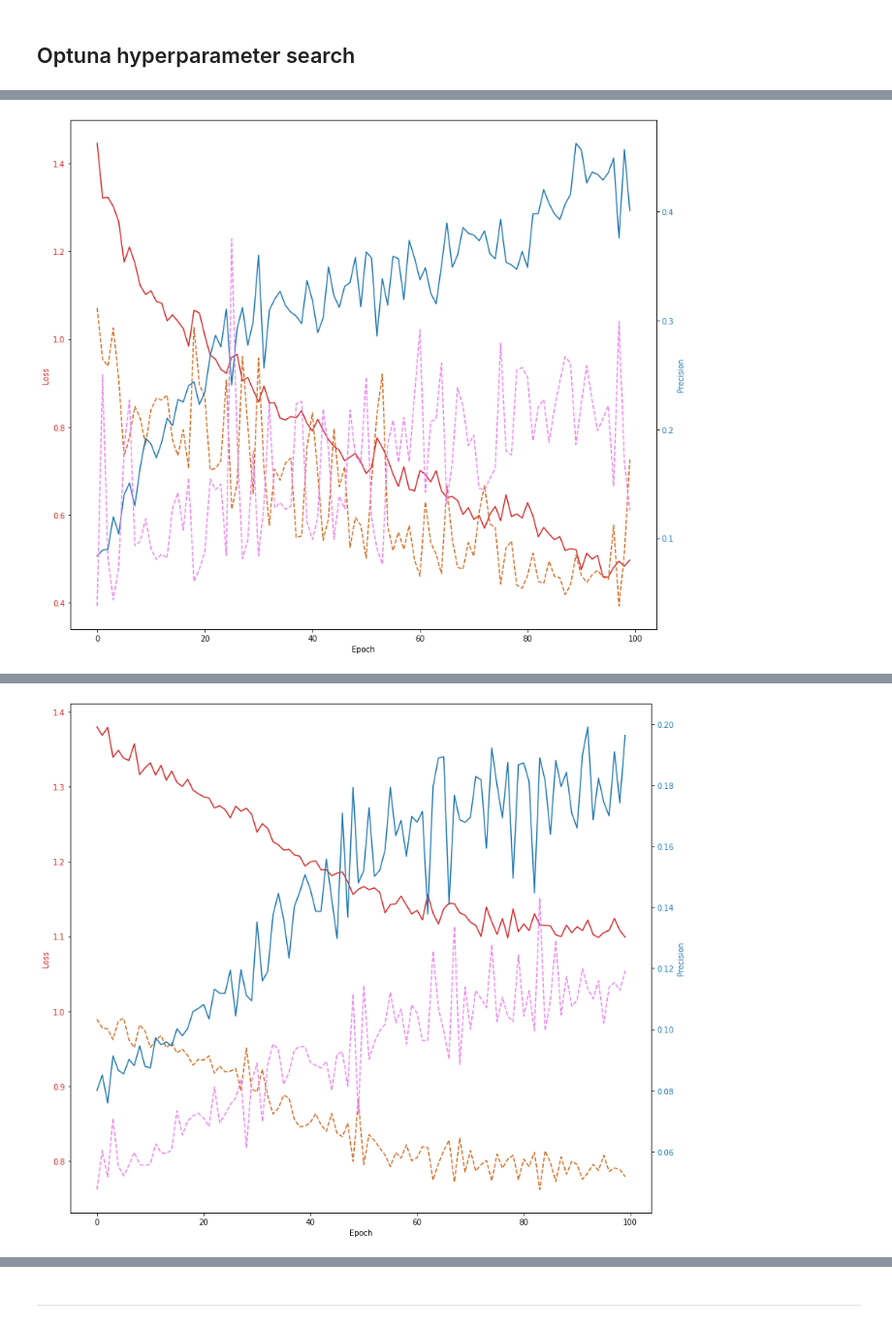
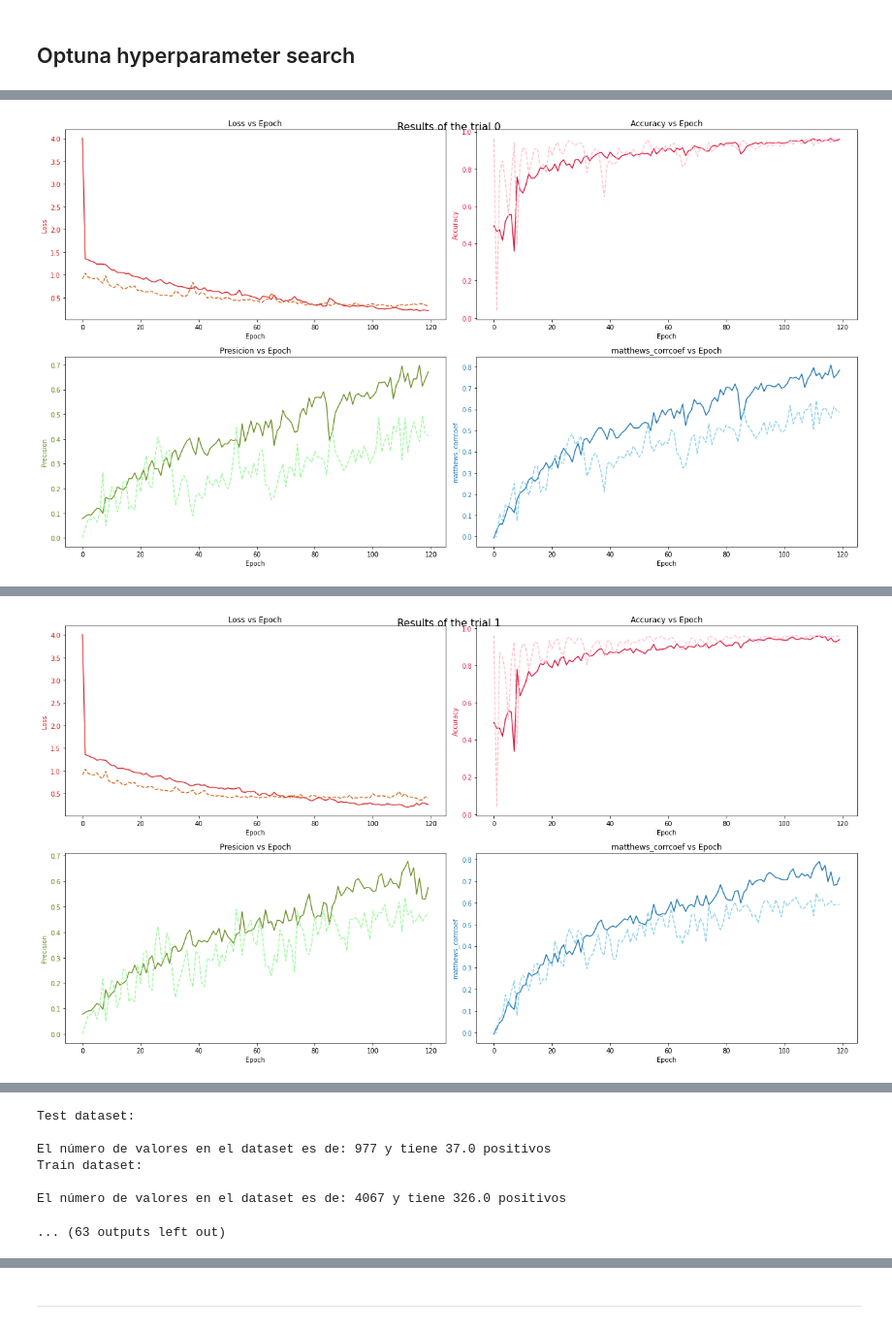
Before and after one commit to AlfilAlex/DataProfesor_community_project, a Jupyter notebook: GNN_w_PYG_inprogress.ipynb, the cells around one changed output, grey strips where cells are left out. Shown at 97% size. Saved outputs shown, nothing was run; the diff lists cells and outputs as text; code cells hidden in the pictures.

```diff
--- a/GNN_w_PYG_inprogress.ipynb
+++ b/GNN_w_PYG_inprogress.ipynb
@@ -563,16 +568,18 @@ import pandas as pd
 from optuna.trial import TrialState
 # %%
 def objective_fp(trial):
-    batch_size_test = 40
+    print('Test dataset: \n')
+    batch_size_test = 150
     root = '/content/drive/MyDrive/GNN/testing'
-    test_file_name = '/content/drive/MyDrive/ampc_fp_optuna/test_ds_ampc.csv'
+    test_file_name = '/content/drive/MyDrive/ampc_fp_optuna/test_ds_mk.csv'
     test_dataloader, _ = get_dataset_and_weight(
         root, test_file_name, batch_size_test, shuffle=False)
 
     # OPTUNA
+    print('Train dataset: \n')
     batch_size_train = 500 #trial.suggest_int('batch_size', 411, 511, step=100)
     root = '/content/drive/MyDrive/GNN/training'
-    train_file_name = '/content/drive/MyDrive/ampc_fp_optuna/training_ds_ampc.csv'
+    train_file_name = '/content/drive/MyDrive/ampc_fp_optuna/training_ds_mk.csv'
     model, criterion, optimizer, train_dataloader = get_all_optuna(trial, root, train_file_name, batch_size_train, shuffle=True)
 
     # Generate the model.
@@ -580,7 +587,7 @@ def objective_fp(trial):
     criterion = criterion.to(DEVICE)
 
     # Training init
-    EPOCHS = 100
+    EPOCHS = 120
     test_precision_score_mean, metrics = training_init(EPOCHS, model, [train_dataloader,
                   test_dataloader], criterion, optimizer)
 
@@ -592,33 +599,52 @@ def objective_fp(trial):
     test_total_loss, test_precision_score, test_matthews_corrcoef, test_accuracy = test_metrics[:,0], test_metrics[:,1], test_metrics[:,2], test_metrics[:,3]
 
     # Taken from matplotlib documentation
-    #AX1
-    fig, ax1 = plt.subplots(figsize=(12,10))
-    #figure(figsize=(18, 16), dpi=300)
+    # Taken from matplotlib documentation
+    fig, ax1 = plt.subplots(2, 2, figsize=(18,10))
+    fig.suptitle(f'Results of the trial {trial.number}', fontsize=16)
+    t = range(EPOCHS)
 
-    ax1.set_xlabel('Epoch')
-    ax1.set_ylabel('Loss', color='tab:red')
-    ax1.tick_params(axis='y', labelcolor='tab:red')
 
     # Loss
-    t = range(EPOCHS)
-    ax1.plot(t, train_total_loss, color='tab:red')
-    ax1.plot(t, test_total_loss, color='chocolate', linestyle='dashed')
+    ax1[0, 0].set_title('Loss vs Epoch')
+    ax1[0, 0].set_xlabel('Epoch')
+    ax1[0, 0].set_ylabel('Loss', color='tab:red')
+    ax1[0, 0].tick_params(axis='y', labelcolor='tab:red')
+    ax1[0, 0].plot(t, train_total_loss, color='tab:red')
+    ax1[0, 0].plot(t, test_total_loss, color='chocolate', linestyle='dashed')
 
-    # AX2
     # Presicion
-    ax2 = ax1.twinx()
-    ax2.set_ylabel('Precision', color='tab:blue')
-    ax2.tick_params(axis='y', labelcolor='tab:blue')
+    ax1[1, 0].set_title('Presicion vs Epoch')
+    ax1[1, 0].set_xlabel('Epoch')
+    ax1[1, 0].set_ylabel('Precision', color='olivedrab')
+    ax1[1, 0].tick_params(axis='y', labelcolor='olivedrab')
 
-    ax2.plot(t, train_precision_score, color='tab:blue')
-    ax2.plot(t, test_precision_score, color='violet', linestyle='dashed')
+    ax1[1, 0].plot(t, train_precision_score, color='olivedrab')
+    ax1[1, 0].plot(t, test_precision_score, color='palegreen', linestyle='dashed')
+
+    # matthews_corrcoef
+    ax1[1, 1].set_title('matthews_corrcoef vs Epoch')
+    ax1[1, 1].set_xlabel('Epoch')
+    ax1[1, 1].set_ylabel('matthews_corrcoef', color='tab:blue')
+    ax1[1, 1].tick_params(axis='y', labelcolor='tab:blue')
+
+    ax1[1, 1].plot(t, train_matthews_corrcoef, color='tab:blue')
+    ax1[1, 1].plot(t, test_matthews_corrcoef, color='skyblue', linestyle='dashed')
+
+    # Accuracy
+    ax1[0, 1].set_title('Accuracy vs Epoch')
+    ax1[0, 1].set_ylabel('Accuracy', color='crimson')
+    ax1[0, 1].set_xlabel('Epoch')
+    ax1[0, 1].tick_params(axis='y', labelcolor='crimson')
+
+    ax1[0, 1].plot(t, train_accuracy, color='crimson')
+    ax1[0, 1].plot(t, test_accuracy, color='pink', linestyle='dashed')
 
     fig.tight_layout()
     plt.show()
 
     # Training of the model.
-    return test_precision_score_mean
+    return test_precision_score_mean + (mean(train_total_loss[-5:]) - mean(test_total_loss[-5:]))/4 # An idea to optimize presicion and avoide overfitting
 
 
 if __name__ == "__main__":
@@ -684 +698 @@ loss 0.4618 | precision_score 0.2478 | matthews_corrcoef 0.3977 | accuracy 0.903
-[figure, old version]
+[figure, new version]
@@ -703 +705,0 @@ loss 0.8026 | precision_score 0.1043 | matthews_corrcoef 0.1932 | accuracy 0.775
-[figure, removed]
@@ -722,0 +724 @@ loss 0.8305 | precision_score 0.1198 | matthews_corrcoef 0.2122 | accuracy 0.812
+[figure, new version]
@@ -723,0 +726,7 @@ loss 0.8305 | precision_score 0.1198 | matthews_corrcoef 0.2122 | accuracy 0.812
+Test dataset:
+
+El número de valores en el dataset es de: 977 y tiene 37.0 positivos
+Train dataset:
+
+El número de valores en el dataset es de: 4067 y tiene 326.0 positivos
+... (63 outputs left out)
```
Also changed, not shown: parts of 13 cells of this notebook, 1 other file.
